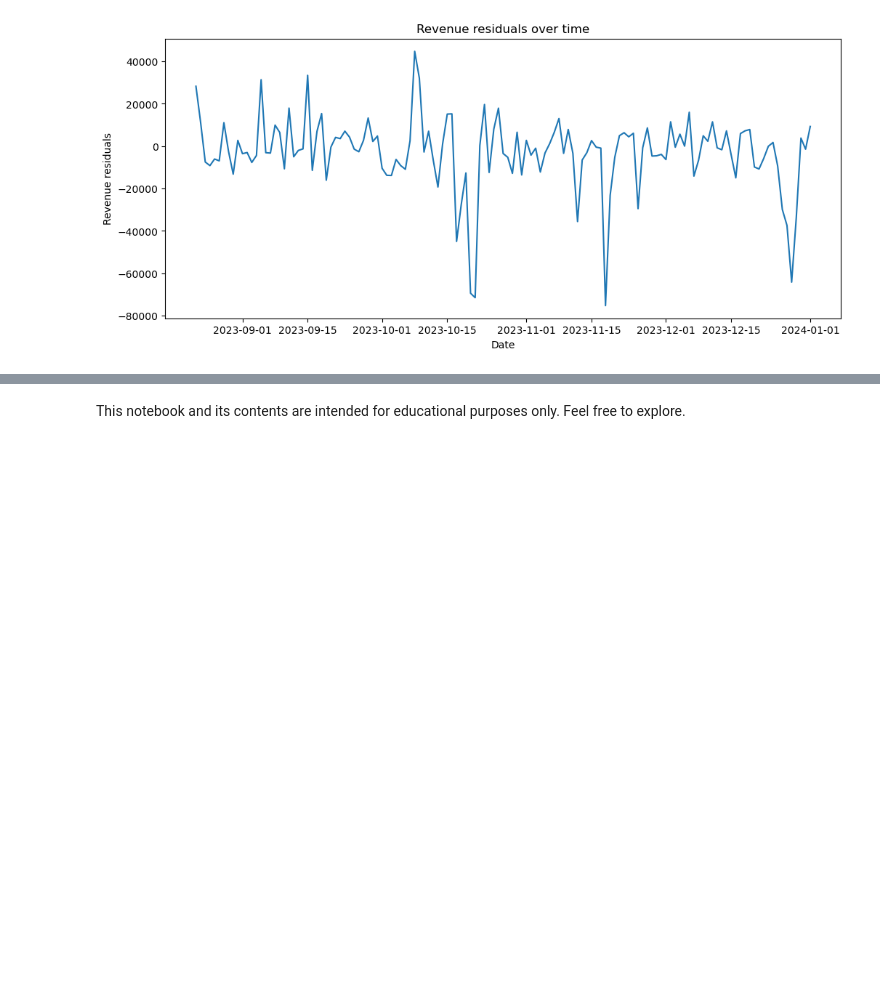
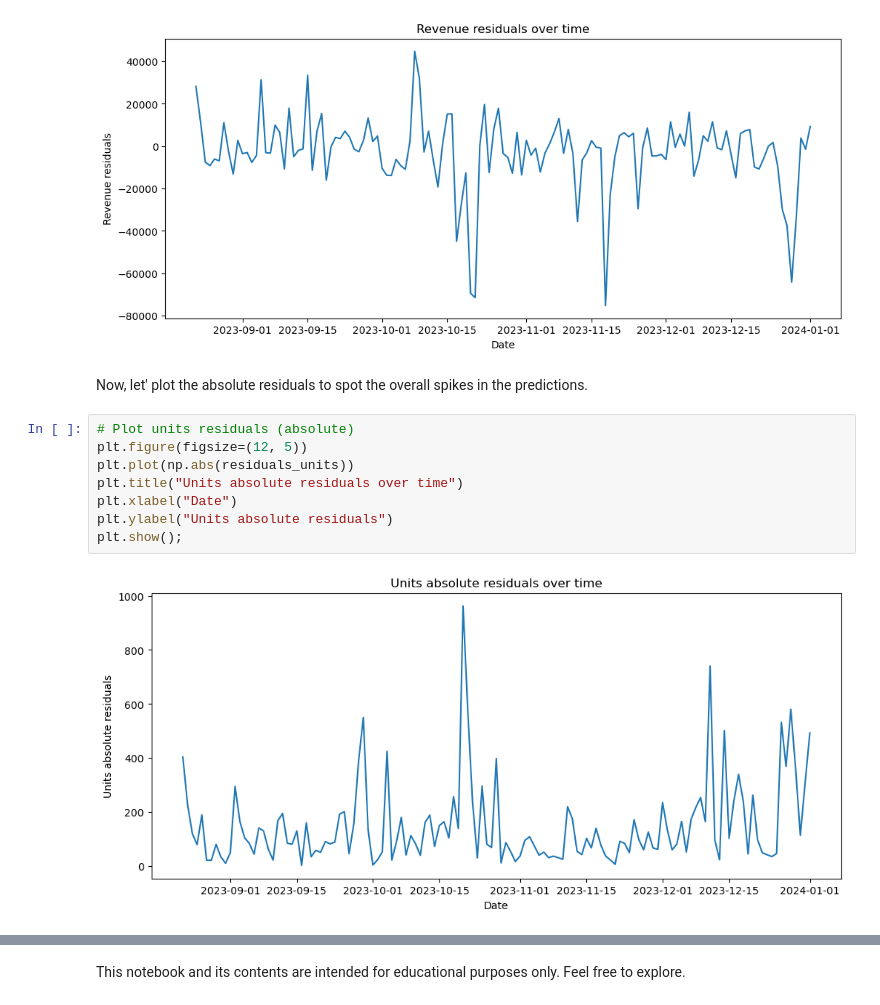
Before and after one commit to Mohammed-Hanan-Othman/time-series-forecasting, a Jupyter notebook: notebooks/sales_prediction_lightgbm.ipynb, the cells around one changed output, grey strips where cells are left out. Saved outputs shown, nothing was run; the diff lists cells and outputs as text; blank space fills up the shorter version.

Commit message:
Added plots for absolute values of residuals to visualize error spikes more clearly.

```diff
--- a/notebooks/sales_prediction_lightgbm.ipynb
+++ b/notebooks/sales_prediction_lightgbm.ipynb
@@ -480,3 +482,15 @@ plt.ylabel("Revenue residuals")
 plt.show();
 # %% [output]
 [figure]
+# %% [markdown]
+Now, let' plot the absolute residuals to spot the overall spikes in the predictions.
+# %%
+# Plot units residuals (absolute)
+plt.figure(figsize=(12, 5))
+plt.plot(np.abs(residuals_units))
+plt.title("Units absolute residuals over time")
+plt.xlabel("Date")
+plt.ylabel("Units absolute residuals")
+plt.show();
+# %% [output]
+[figure, added]
```
Also changed, not shown: parts of 6 cells of this notebook.
